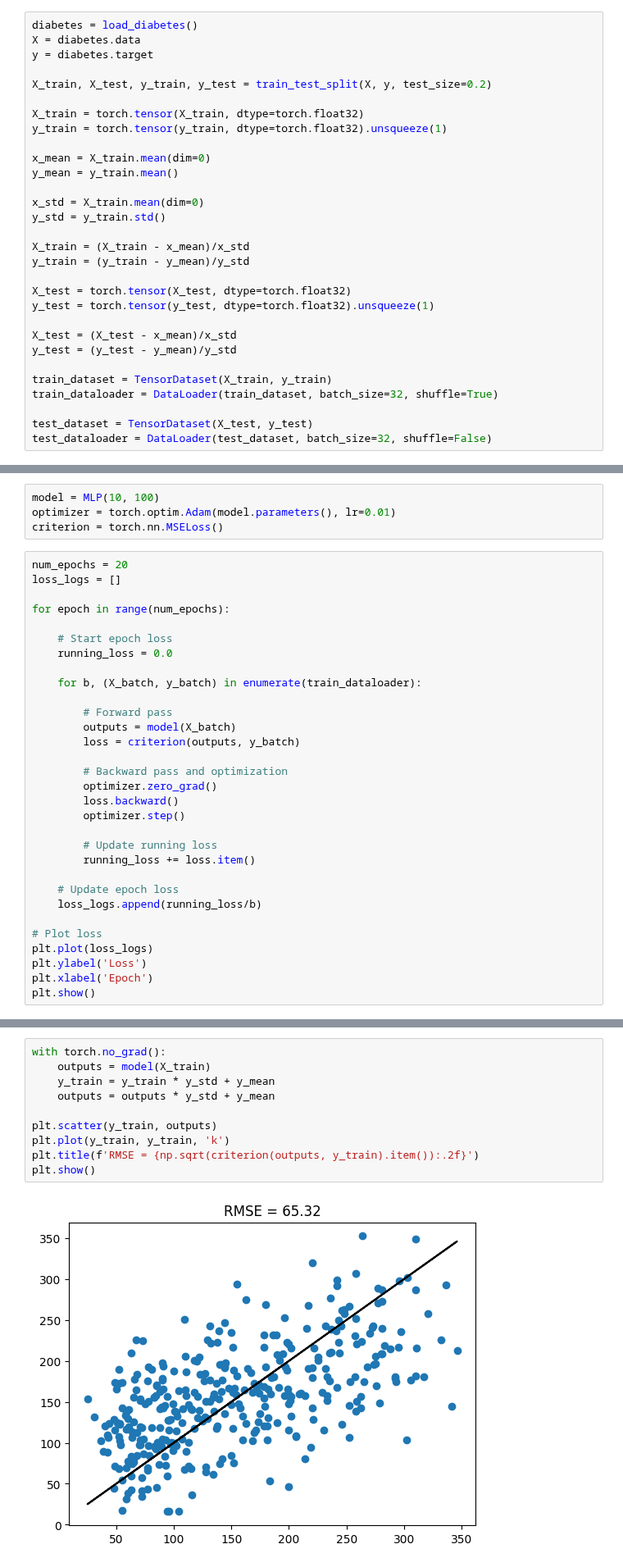
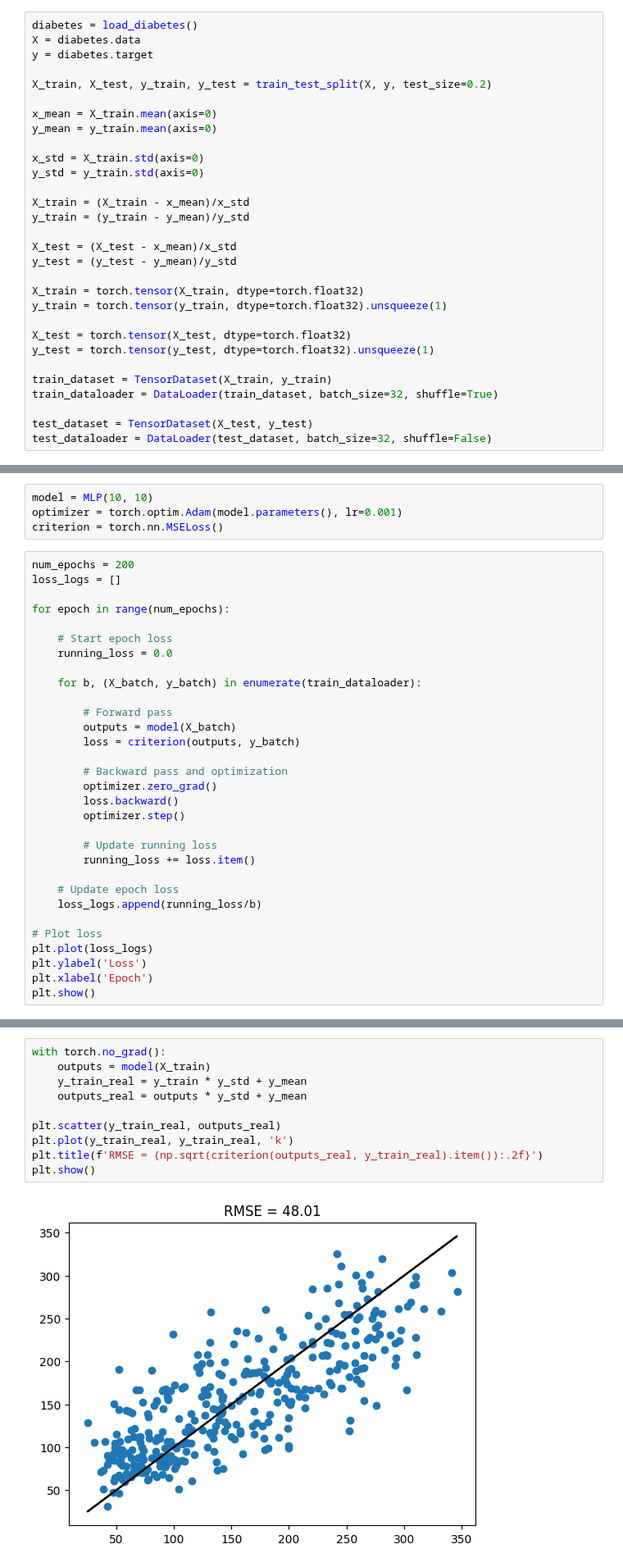
Before and after one commit to vhrique/anne_ptbr, a Jupyter notebook: 02_Paradigmas_Aprendizagem.ipynb, the cells around one changed output, grey strips where cells are left out. Shown at 82% size. Cells and saved outputs as stored; diff of their text form.

```diff
--- a/02_Paradigmas_Aprendizagem.ipynb
+++ b/02_Paradigmas_Aprendizagem.ipynb
@@ -224,23 +240,23 @@ y = diabetes.target
 
 X_train, X_test, y_train, y_test = train_test_split(X, y, test_size=0.2)
 
-X_train = torch.tensor(X_train, dtype=torch.float32)
-y_train = torch.tensor(y_train, dtype=torch.float32).unsqueeze(1)
+x_mean = X_train.mean(axis=0)
+y_mean = y_train.mean(axis=0)
 
-x_mean = X_train.mean(dim=0)
-y_mean = y_train.mean()
-
-x_std = X_train.mean(dim=0)
-y_std = y_train.std()
+x_std = X_train.std(axis=0)
+y_std = y_train.std(axis=0)
 
 X_train = (X_train - x_mean)/x_std
 y_train = (y_train - y_mean)/y_std
 
+X_test = (X_test - x_mean)/x_std
+y_test = (y_test - y_mean)/y_std
+
+X_train = torch.tensor(X_train, dtype=torch.float32)
+y_train = torch.tensor(y_train, dtype=torch.float32).unsqueeze(1)
+
 X_test = torch.tensor(X_test, dtype=torch.float32)
 y_test = torch.tensor(y_test, dtype=torch.float32).unsqueeze(1)
-
-X_test = (X_test - x_mean)/x_std
-y_test = (y_test - y_mean)/y_std
 
 train_dataset = TensorDataset(X_train, y_train)
 train_dataloader = DataLoader(train_dataset, batch_size=32, shuffle=True)
@@ -262,11 +278,11 @@ class MLP(torch.nn.Module):
         x = torch.nn.functional.relu(self.hidden_layer2(x))
         return self.output_layer(x)
 # %%
-model = MLP(10, 100)
-optimizer = torch.optim.Adam(model.parameters(), lr=0.01)
+model = MLP(10, 10)
+optimizer = torch.optim.Adam(model.parameters(), lr=0.001)
 criterion = torch.nn.MSELoss()
 # %%
-num_epochs = 20
+num_epochs = 200
 loss_logs = []
 
 for epoch in range(num_epochs):
@@ -305,15 +321,15 @@ Também plotamos o gráfico de regressão, que indica qual a previsão do modelo
 # %%
 with torch.no_grad():
     outputs = model(X_train)
-    y_train = y_train * y_std + y_mean
-    outputs = outputs * y_std + y_mean
+    y_train_real = y_train * y_std + y_mean
+    outputs_real = outputs * y_std + y_mean
 
-plt.scatter(y_train, outputs)
-plt.plot(y_train, y_train, 'k')
-plt.title(f'RMSE = {np.sqrt(criterion(outputs, y_train).item()):.2f}')
+plt.scatter(y_train_real, outputs_real)
+plt.plot(y_train_real, y_train_real, 'k')
+plt.title(f'RMSE = {np.sqrt(criterion(outputs_real, y_train_real).item()):.2f}')
 plt.show()
 # %% [output]
-[figure, old version]
+[figure, new version]
 # %% [markdown]
 Analisamos, por fim, os resultados no conjunto de teste, mostrando um RMSE próximo ao conjunto de treino.
 # %%
```
Also changed, not shown: parts of 3 cells of this notebook.
